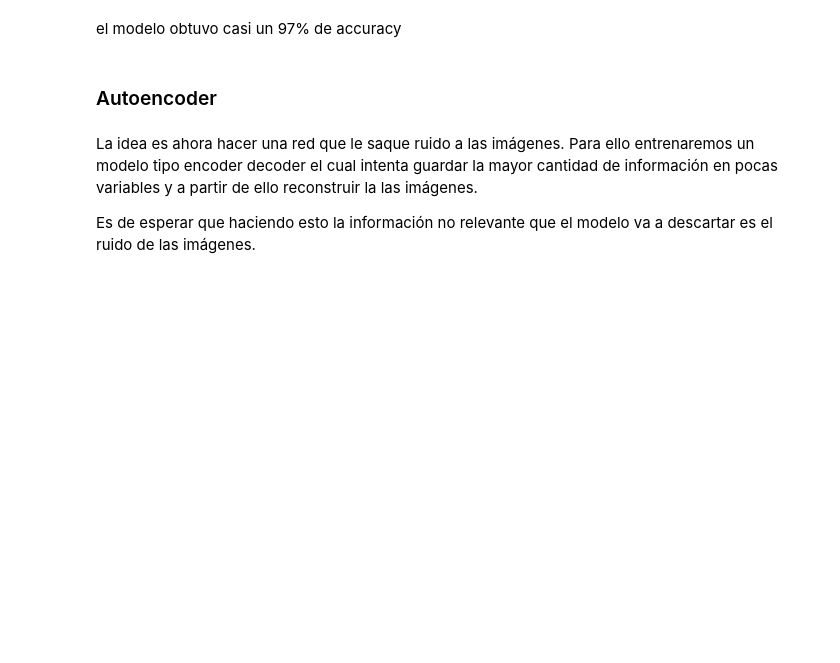
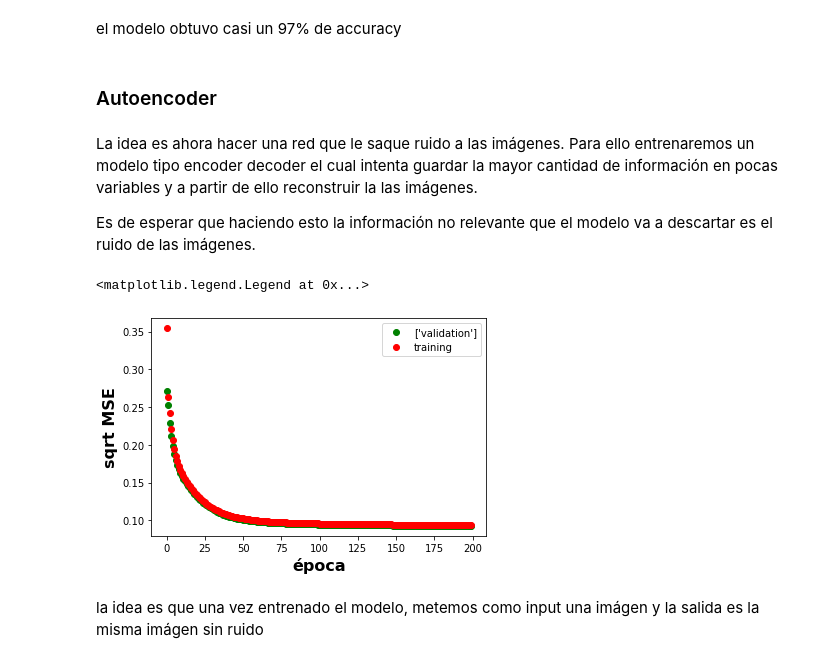
Before and after one commit to lambdaclass/data_etudes, a Jupyter notebook: clases/clase_7/clase_7_cnn.ipynb, the cells around one changed output. Saved outputs shown, nothing was run; the diff lists cells and outputs as text; code cells hidden in the pictures; blank space fills up the shorter version.

```diff
--- a/clases/clase_7/clase_7_cnn.ipynb
+++ b/clases/clase_7/clase_7_cnn.ipynb
@@ -148,4 +149,25 @@ decoder_layer = autoencoder.layers[-1]
 
 decoder = Model(encoded_input, decoder_layer(encoded_input))
 # %%
-autoencoder.compile(optimizer='adadelta', loss='binary_crossentropy')
+autoencoder.compile(optimizer='adadelta', loss='mse')
+# %%
+x_train = x_train.reshape((len(x_train), np.prod(x_train.shape[1:])))
+# %%
+x_test = x_test.reshape((len(x_test), np.prod(x_test.shape[1:])))
+# %%
+history = autoencoder.fit(x_train, x_train,
+                epochs=200,
+                batch_size=256,
+                shuffle=True,
+                validation_data=(x_test, x_test), verbose = 0)
+# %%
+plt.plot(history.history['val_loss'], "og", label=['validation'])
+plt.plot(history.history['loss'], "or", label='training')
+plt.xlabel("época",  fontsize=16, fontweight = 'bold')
+plt.ylabel("sqrt MSE",  fontsize=16, fontweight = 'bold')
+plt.legend()
+# %% [output]
+<matplotlib.legend.Legend at 0x...>
+[figure, added]
+# %% [markdown]
+la idea es que una vez entrenado el modelo, metemos como input una imágen y la salida es la misma imágen sin ruido
```
Also changed, not shown: parts of 14 cells of this notebook.
